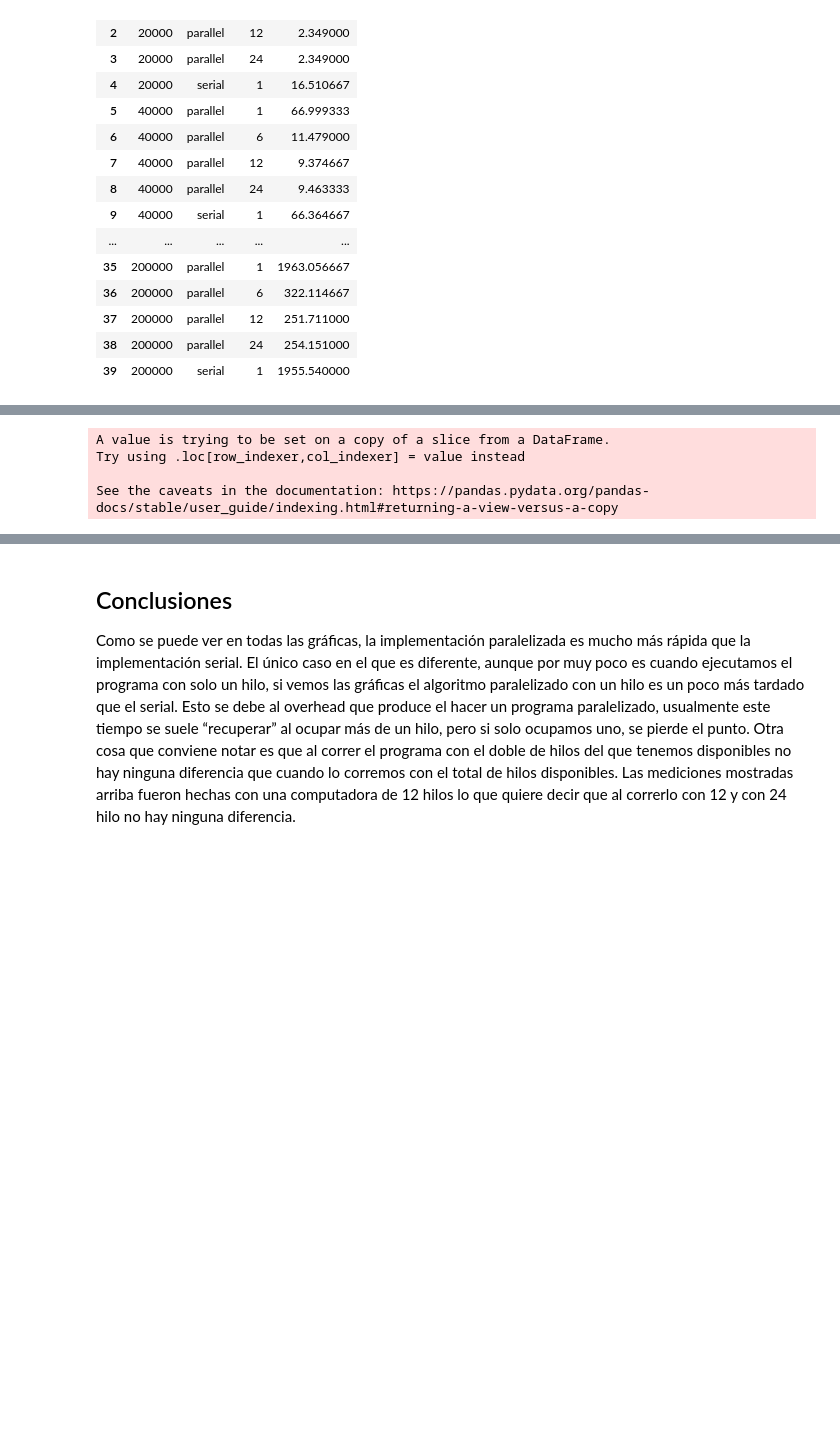
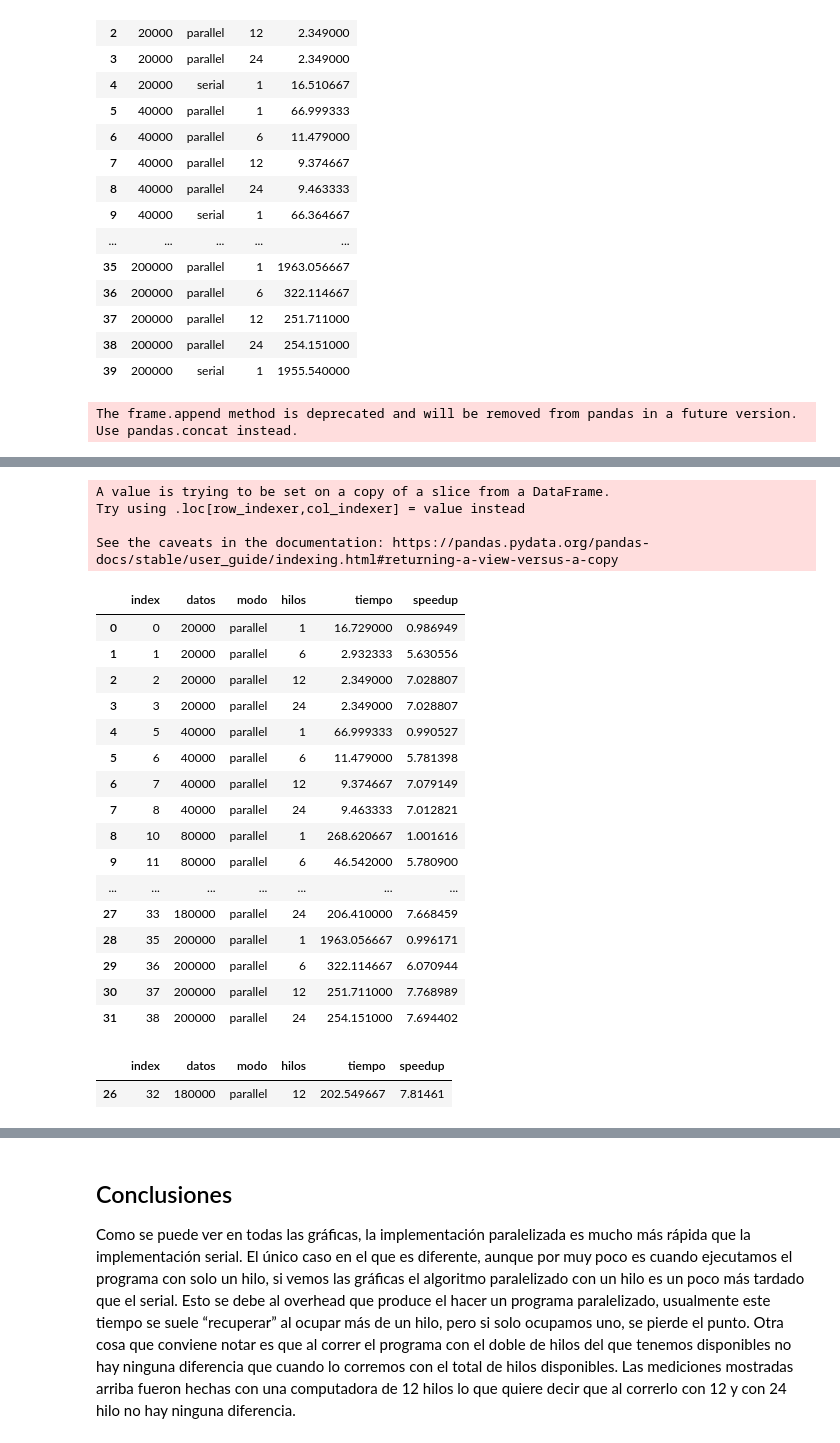
Before and after one commit to Xteom/Parallel-dbscan, a Jupyter notebook: dbscan.ipynb, the cells around one changed output, grey strips where cells are left out. Drawn from its saved outputs; the diff is of its cells as text; code cells hidden in the pictures; blank space fills up the shorter version.

Commit message:
commit final para que quede para la prosperidad

```diff
--- a/dbscan.ipynb
+++ b/dbscan.ipynb
@@ -226,6 +225,14 @@ df
 | 37 | 200000 | parallel | 12 | 251.711000 |
 | 38 | 200000 | parallel | 24 | 254.151000 |
 | 39 | 200000 | serial | 1 | 1955.540000 |
+# %%
+#este dataframe se utilizara más adelante para el speedup pero es necesario sacarlo antes de que se modifique el dataframe
+df_s = df[df.modo == 'serial']
+df_s = df_s.append([df_s]*3, ignore_index=True)
+df_s.sort_values(by=['datos'], inplace=True)
+df_s.reset_index(inplace=True)
+# %% [output]
+The frame.append method is deprecated and will be removed from pandas in a future version. Use pandas.concat instead.
 # %%
 #tanto el número de puntos como el número de hilos se convierten en variables categoricas
 df.datos = df.datos.astype(str)
@@ -253,19 +260,43 @@ fig.show()
 # %% [output]
 [interactive output not drawn]
 # %%
-df_3 = df.loc[df['modo'] != 'serial']
-fig = px.line(df_3, x='hilos', y='tiempo', color='datos', markers=True)
+df_p = df[df.modo == "parallel"]
+fig = px.line(df_p, x='hilos', y='tiempo', color='datos', markers=True)
 fig.update_layout(title='Tiempo de ejecución Paralelo',
                    xaxis_title='hilos',
                    yaxis_title='tiempo')
 fig.show()
 # %% [output]
 [interactive output not drawn]
-# %%
-#speed up obtenido (tiempo con un hilo entre tiempo con n hilos)
-df_3['speedup'] = df_3.loc[df_3['hilos'] == '1']['tiempo'].values[0] / df_3['tiempo']
-# %% [output]
-A value is trying to be set on a copy of a slice from a DataFrame.
-Try using .loc[row_indexer,col_indexer] = value instead
-
-See the caveats in the documentation: https://pandas.pydata.org/pandas-docs/stable/user_guide/indexing.html#returning-a-view-versus-a-copy
+# %%
+df_p.reset_index(inplace=True)
+df_p['speedup'] = df_s.tiempo / df_p.tiempo
+df_p
+# %% [output]
+A value is trying to be set on a copy of a slice from a DataFrame.
+Try using .loc[row_indexer,col_indexer] = value instead
+
+See the caveats in the documentation: https://pandas.pydata.org/pandas-docs/stable/user_guide/indexing.html#returning-a-view-versus-a-copy
+|  | index | datos | modo | hilos | tiempo | speedup |
+| 0 | 0 | 20000 | parallel | 1 | 16.729000 | 0.986949 |
+| 1 | 1 | 20000 | parallel | 6 | 2.932333 | 5.630556 |
+| 2 | 2 | 20000 | parallel | 12 | 2.349000 | 7.028807 |
+| 3 | 3 | 20000 | parallel | 24 | 2.349000 | 7.028807 |
+| 4 | 5 | 40000 | parallel | 1 | 66.999333 | 0.990527 |
+| 5 | 6 | 40000 | parallel | 6 | 11.479000 | 5.781398 |
+| 6 | 7 | 40000 | parallel | 12 | 9.374667 | 7.079149 |
+| 7 | 8 | 40000 | parallel | 24 | 9.463333 | 7.012821 |
+| 8 | 10 | 80000 | parallel | 1 | 268.620667 | 1.001616 |
+| 9 | 11 | 80000 | parallel | 6 | 46.542000 | 5.780900 |
+| ... | ... | ... | ... | ... | ... | ... |
+| 27 | 33 | 180000 | parallel | 24 | 206.410000 | 7.668459 |
+| 28 | 35 | 200000 | parallel | 1 | 1963.056667 | 0.996171 |
+| 29 | 36 | 200000 | parallel | 6 | 322.114667 | 6.070944 |
+| 30 | 37 | 200000 | parallel | 12 | 251.711000 | 7.768989 |
+| 31 | 38 | 200000 | parallel | 24 | 254.151000 | 7.694402 |
+# %%
+#speedup más alto conseguido
+df_p[df_p.speedup == df_p.speedup.max()]
+# %% [output]
+|  | index | datos | modo | hilos | tiempo | speedup |
+| 26 | 32 | 180000 | parallel | 12 | 202.549667 | 7.81461 |
```
Also changed, not shown: parts of 7 cells of this notebook, 8 other files.
